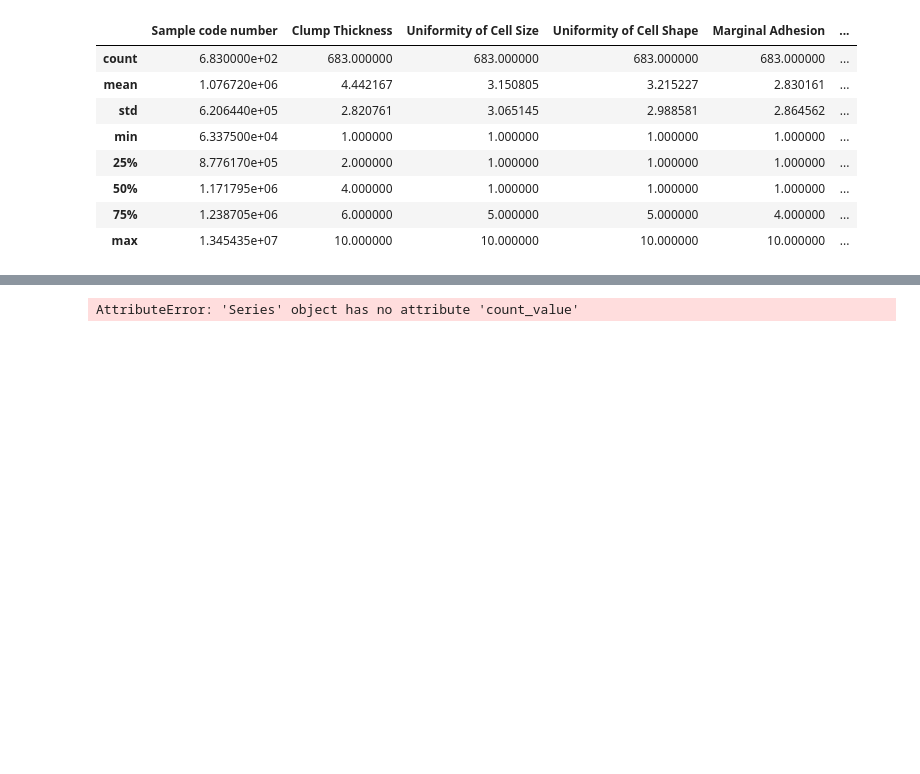
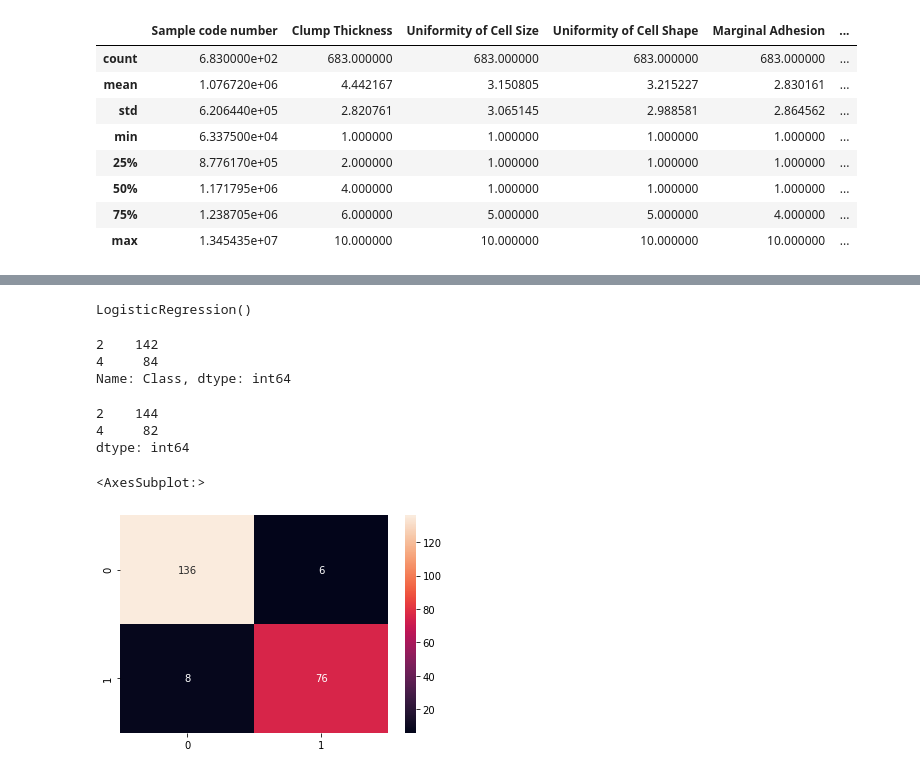
Before and after one commit to lucasvieira123/data_science_studies, a Jupyter notebook: classification/logistic_regression/real_case.ipynb, the cells around one changed output, grey strips where cells are left out. Drawn from its saved outputs; the diff is of its cells as text; code cells hidden in the pictures; blank space fills up the shorter version.

```diff
--- a/classification/logistic_regression/real_case.ipynb
+++ b/classification/logistic_regression/real_case.ipynb
@@ -81,7 +108,31 @@ Name: Class, Length: 683, dtype: int64
 # %%
-from seaborn import barplot
-barplot()
+from sklearn.linear_model import LogisticRegression
+classifier = LogisticRegression()
+classifier.fit(X_train, y_train)
+# %% [output]
+LogisticRegression()
-# %%
-y.count_value()
-# %% [output]
-AttributeError: 'Series' object has no attribute 'count_value'
+# %%
+y_pred = classifier.predict(X_test)
+# %%
+y_test.value_counts()
+# %% [output]
+2    142
+4     84
+Name: Class, dtype: int64
+# %%
+y_pred=pd.Series(y_pred)
+y_pred.value_counts()
+# %% [output]
+2    144
+4     82
+dtype: int64
+# %%
+y_test=y_test.replace({2:0, 4:1})
+y_pred=y_pred.replace({2:0, 4:1})
+# %%
+from sklearn.metrics import confusion_matrix
+cf_matrix = confusion_matrix(y_test, y_pred)
+sns.heatmap(cf_matrix, annot=True, fmt='g')
+# %% [output]
+<AxesSubplot:>
+[figure, added]
```
Also changed, not shown: parts of 16 cells of this notebook, 14 other files.
